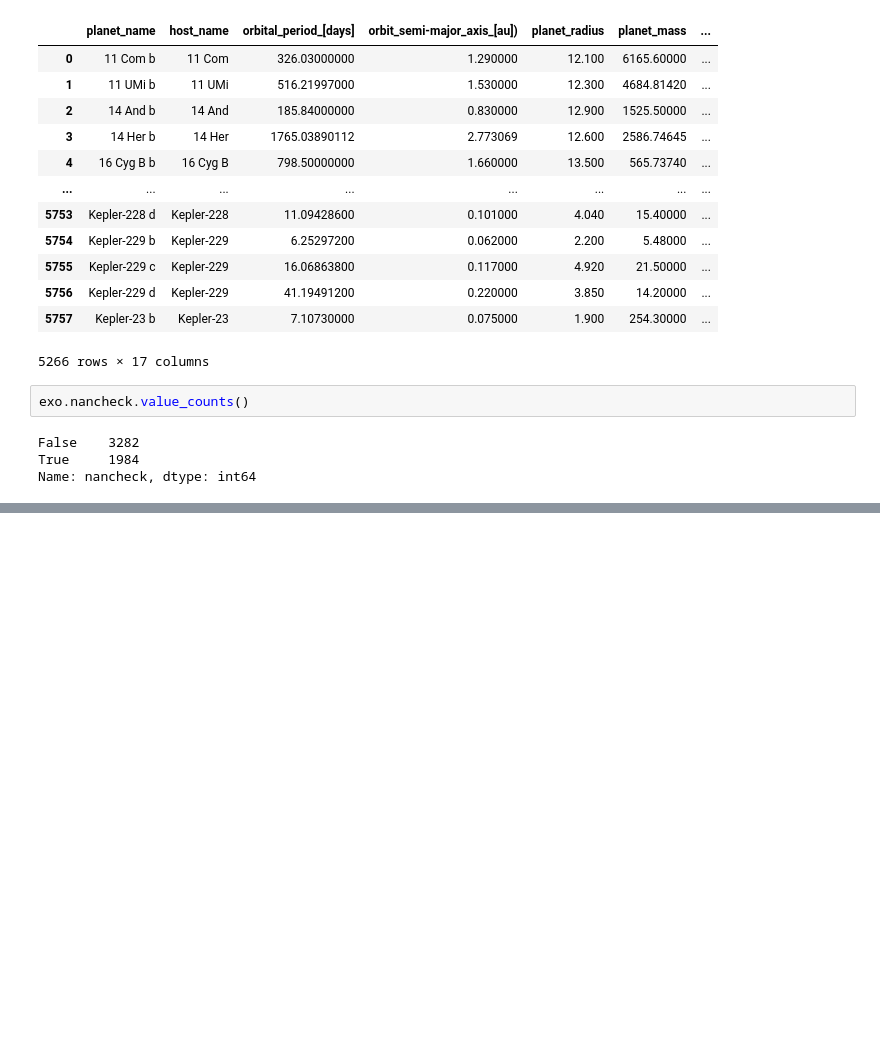
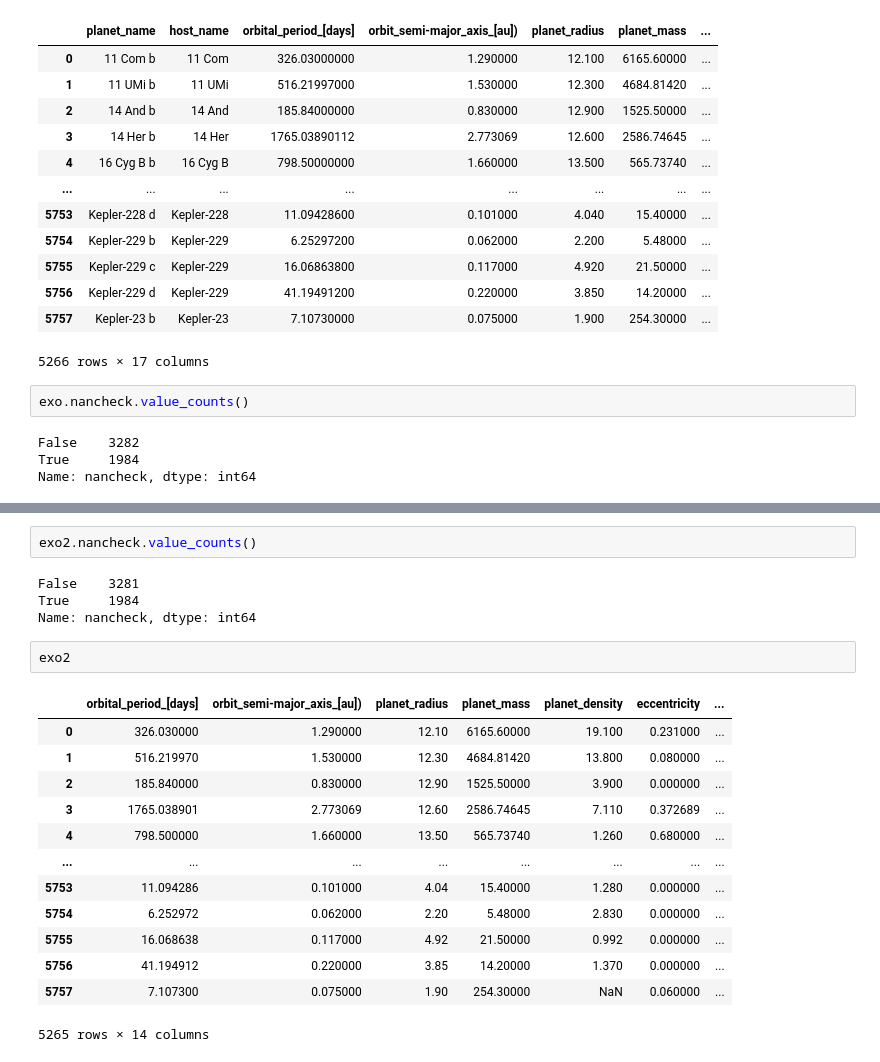
Before and after one commit to aminmadrileno/Exoplanet-project, a Jupyter notebook: extraction.ipynb, the cells around one changed output, grey strips where cells are left out. Drawn from its saved outputs; the diff is of its cells as text; blank space fills up the shorter version.

```diff
--- a/extraction.ipynb
+++ b/extraction.ipynb
@@ -388,0 +512,22 @@ Name: nancheck, dtype: int64
+# %%
+exo2.nancheck.value_counts()
+# %% [output]
+False    3281
+True     1984
+Name: nancheck, dtype: int64
+# %%
+exo2
+# %% [output]
+|  | orbital_period_[days] | orbit_semi-major_axis_[au]) | planet_radius | planet_mass | planet_density | eccentricity | ... |
+| 0 | 326.030000 | 1.290000 | 12.10 | 6165.60000 | 19.100 | 0.231000 | ... |
+| 1 | 516.219970 | 1.530000 | 12.30 | 4684.81420 | 13.800 | 0.080000 | ... |
+| 2 | 185.840000 | 0.830000 | 12.90 | 1525.50000 | 3.900 | 0.000000 | ... |
+| 3 | 1765.038901 | 2.773069 | 12.60 | 2586.74645 | 7.110 | 0.372689 | ... |
+| 4 | 798.500000 | 1.660000 | 13.50 | 565.73740 | 1.260 | 0.680000 | ... |
+| ... | ... | ... | ... | ... | ... | ... | ... |
+| 5753 | 11.094286 | 0.101000 | 4.04 | 15.40000 | 1.280 | 0.000000 | ... |
+| 5754 | 6.252972 | 0.062000 | 2.20 | 5.48000 | 2.830 | 0.000000 | ... |
+| 5755 | 16.068638 | 0.117000 | 4.92 | 21.50000 | 0.992 | 0.000000 | ... |
+| 5756 | 41.194912 | 0.220000 | 3.85 | 14.20000 | 1.370 | 0.000000 | ... |
+| 5757 | 7.107300 | 0.075000 | 1.90 | 254.30000 | NaN | 0.060000 | ... |
+5265 rows × 14 columns
```
Also changed, not shown: parts of 14 cells of this notebook.
